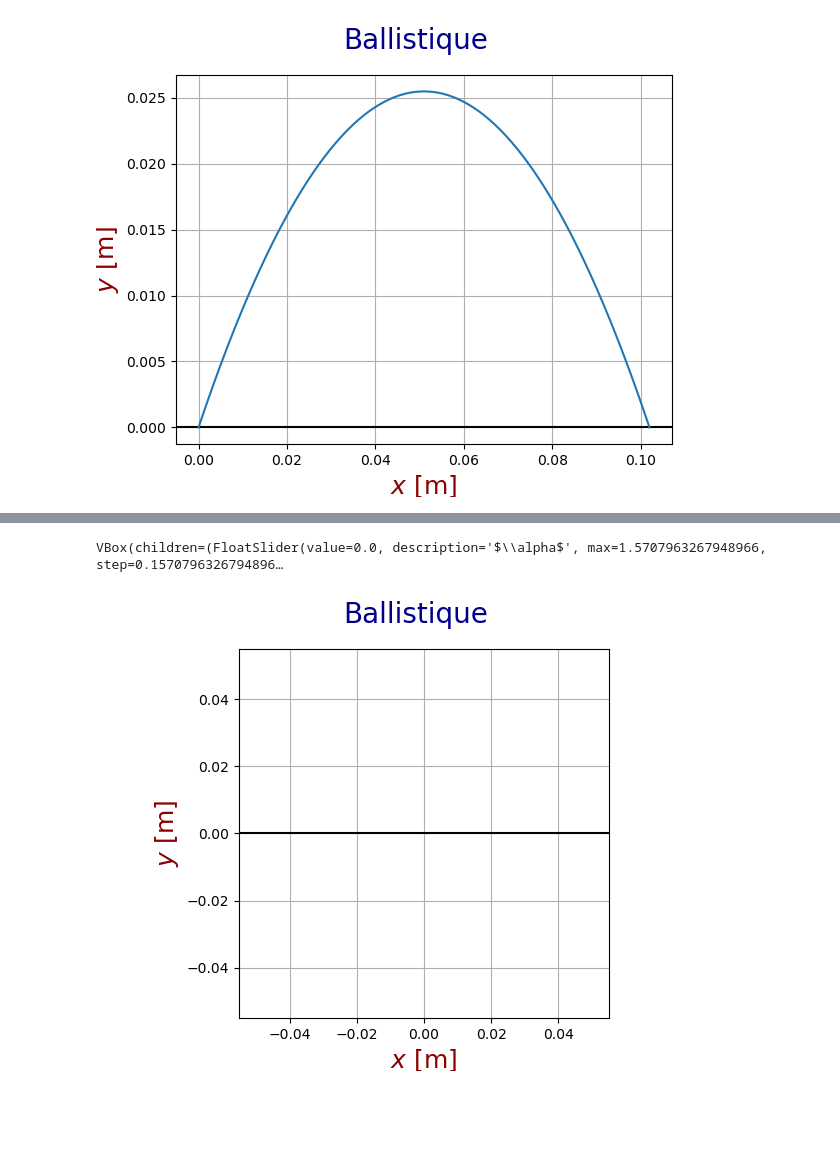
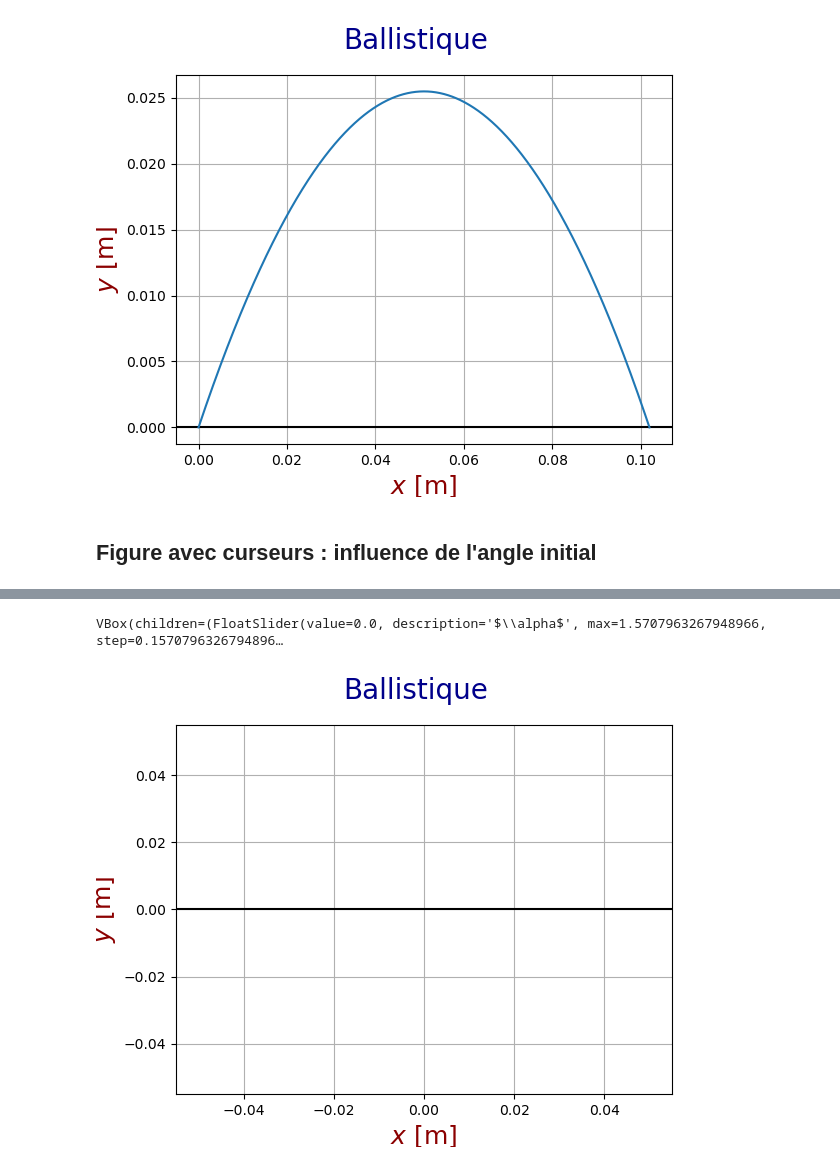
Before and after one commit to vkeryvin/Test_Binder, a Jupyter notebook: VK_Ballistique_Sliders.ipynb, the cells around one changed output, grey strips where cells are left out. Drawn from its saved outputs; the diff is of its cells as text; code cells hidden in the pictures; blank space fills up the shorter version.

```diff
--- a/VK_Ballistique_Sliders.ipynb
+++ b/VK_Ballistique_Sliders.ipynb
@@ -96,10 +97,3 @@ $$
 ---
 # %% [markdown]
 ## Données physiques
-# %%
-g         = 9.81                      # norme de l'accélération de la pesanteur en m/s/s
-alfa      = 45.*np.pi/180             # angle du vecteur vitesse initiale par rapport à l'horizontale en rad
-V0        = 20.                       # norme de la vitesse initiale en m/s
-tv        = 2*V0*np.sin(alfa)/g
-L         = V0*np.cos(alfa)*tv
-ymax      = 10.
@@ -168,38 +140,37 @@ axs.axhline(color='k')
 
 a = wid.FloatSlider(min=1, max=10, value=1, step=1, description="V$_0$")
 ui = wid.VBox([a])
-
+alfa = 45*np.pi/180
 def update(V0):
     tv        = 2*V0*np.sin(alfa)/g
     t = np.linspace(0,tv,1000)
     axs.plot(x(g, V0, alfa,t), y(g, V0, alfa,t))
 w = wid.interactive_output(update, {'V0': a})
 display(w,ui)
-ui = wid.VBox([a])
 # %% [output]
 [interactive output not drawn]
 [interactive output not drawn]
 [figure]
+# %% [markdown]
+## Figure avec curseurs : influence de l'angle initial
 # %%
 fig, axs = plt.subplots()
 axs.grid()
 fig.suptitle('Ballistique', color='darkblue', size=20)
 axs.set_xlabel(r'$x$ [m]', color='darkred', size=18)
 axs.set_ylabel(r'$y$ [m]', color='darkred', size=18)
 axs.axhline(color='k')
-axs.set_aspect(1)
 
 b = wid.FloatSlider(min=0, max=np.pi/2, value=0, step=np.pi/20, description=r"$\alpha$")
 ui = wid.VBox([b])
-
+V0 = 10.
 def update(alfa):
     tv        = 2*V0*np.sin(alfa)/g
     t = np.linspace(0,tv,1000)
     axs.plot(x(g, V0, alfa,t), y(g, V0, alfa,t))
 w = wid.interactive_output(update, {'alfa': b})
 display(w,ui)
-ui = wid.VBox([b])
 # %% [output]
 [interactive output not drawn]
 VBox(children=(FloatSlider(value=0.0, description='$\\alpha$', max=1.5707963267948966, step=0.1570796326794896…
-[figure, old version]
+[figure, new version]
```
Also changed, not shown: parts of 8 cells of this notebook.
